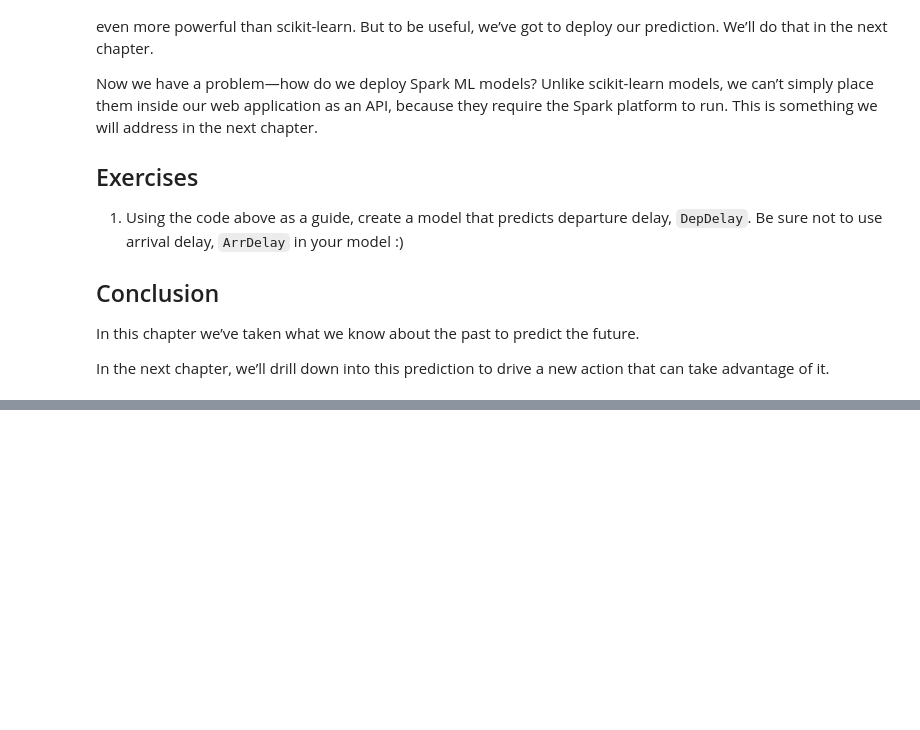
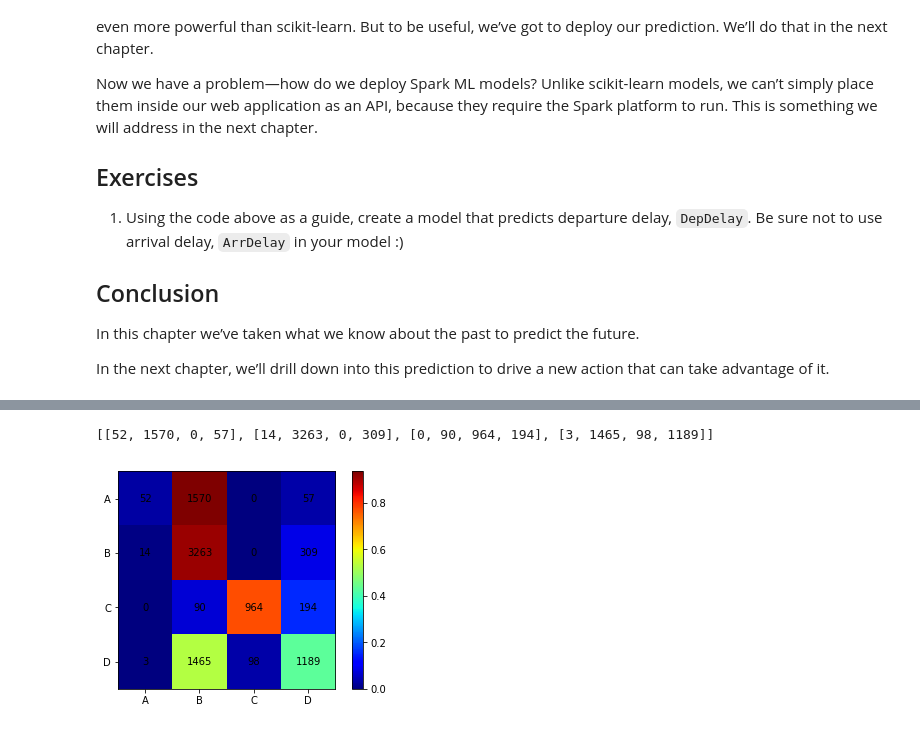
Before and after one commit to xavierlarriva/Agile_Data_Code_2, a Jupyter notebook: ch07/Making Predictions.ipynb, the cells around one changed output, grey strips where cells are left out. Cells and saved outputs as stored; diff of their text form; code cells hidden in the pictures; blank space fills up the shorter version.

Commit message:
Added Confusion Matrix example

```diff
--- a/ch07/Making Predictions.ipynb
+++ b/ch07/Making Predictions.ipynb
@@ -986,0 +1003,60 @@ In the next chapter, we’ll drill down into this prediction to drive a new acti
+# %%
+# Trim our columns and shorten our DataFrame/column names for brevity
+p = predictions.select(
+    predictions.ArrDelayBucket.alias("actual"),
+    predictions.prediction
+)
+
+# Get a list of all labels in the training data
+buckets_df = p.groupBy("actual").count()
+buckets = buckets_df.rdd.map(lambda x: x.actual).collect()
+buckets
+
+# Now compute the confusion matrix, where: "Each element i,j of the matrix would be
+# the number of items with true class i that were classified as being in class j."
+rows = []
+for actual in buckets:
+    column = []
+    for prediction in buckets:
+        value = p.filter(p.actual == actual).filter(p.prediction == prediction).count()
+        column.append(value)
+    rows.append(column)
+rows
+# %% [output]
+[[52, 1570, 0, 57], [14, 3263, 0, 309], [0, 90, 964, 194], [3, 1465, 98, 1189]]
+# %%
+%matplotlib inline
+
+conf_arr = np.array(rows)
+
+norm_conf = []
+for i in conf_arr:
+    a = 0
+    tmp_arr = []
+    a = sum(i, 0)
+    for j in i:
+        tmp_arr.append(float(j)/float(a))
+    norm_conf.append(tmp_arr)
+
+fig = plt.figure()
+plt.clf()
+ax = fig.add_subplot(111)
+ax.set_aspect(1)
+res = ax.imshow(np.array(norm_conf), cmap=plt.cm.jet,
+                interpolation='nearest')
+
+width, height = conf_arr.shape
+
+for x in range(width):
+    for y in range(height):
+        ax.annotate(str(conf_arr[x][y]), xy=(y, x),
+                    horizontalalignment='center',
+                    verticalalignment='center')
+
+cb = fig.colorbar(res)
+alphabet = 'ABCDEFGHIJKLMNOPQRSTUVWXYZ'
+plt.xticks(range(width), alphabet[:width])
+plt.yticks(range(height), alphabet[:height])
+plt.show()
+# %% [output]
+[figure, added]
```
Also changed, not shown: parts of 21 cells of this notebook.
